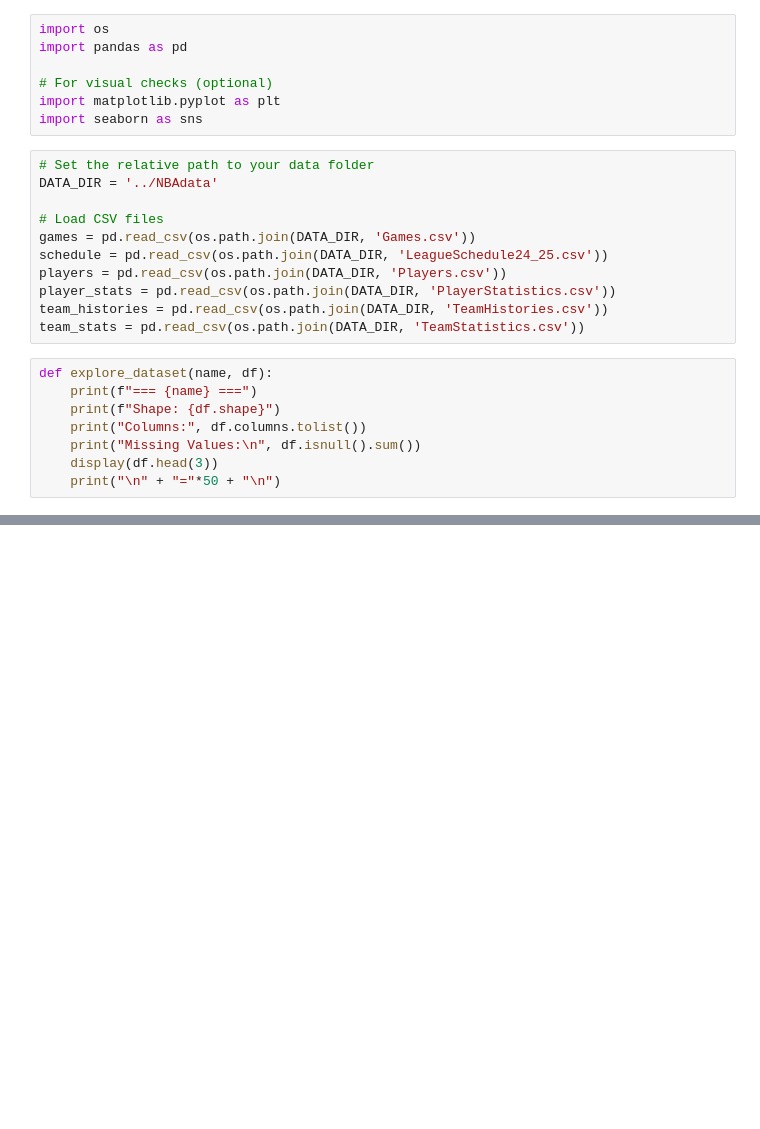
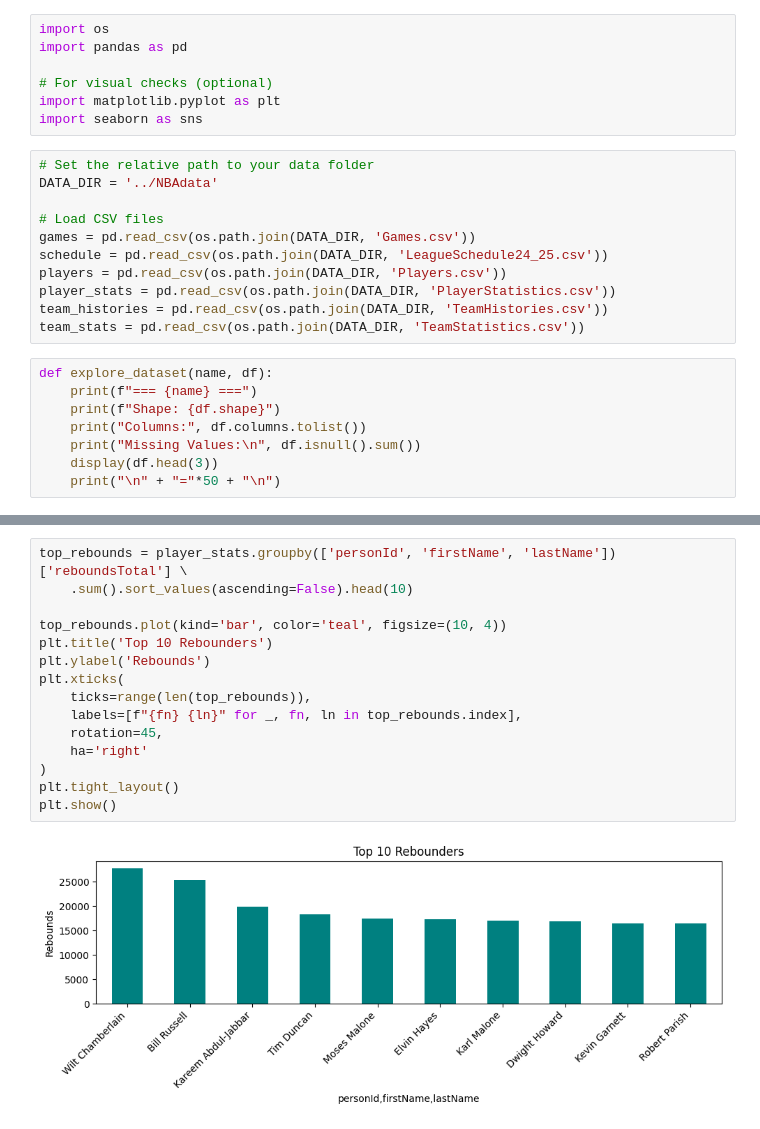
Before and after one commit to Hn428/RL_Sports_Analystics, a Jupyter notebook: notebooks/explore_data.ipynb, the cells around one changed output, grey strips where cells are left out. Cells and saved outputs as stored; diff of their text form; blank space fills up the shorter version.

```diff
--- a/notebooks/explore_data.ipynb
+++ b/notebooks/explore_data.ipynb
@@ -160,0 +92,17 @@ dtype: int64
+# %%
+top_rebounds = player_stats.groupby(['personId', 'firstName', 'lastName'])['reboundsTotal'] \
+    .sum().sort_values(ascending=False).head(10)
+
+top_rebounds.plot(kind='bar', color='teal', figsize=(10, 4))
+plt.title('Top 10 Rebounders')
+plt.ylabel('Rebounds')
+plt.xticks(
+    ticks=range(len(top_rebounds)),
+    labels=[f"{fn} {ln}" for _, fn, ln in top_rebounds.index],
+    rotation=45,
+    ha='right'
+)
+plt.tight_layout()
+plt.show()
+# %% [output]
+[figure, added]
```
Also changed, not shown: parts of 5 cells of this notebook.
